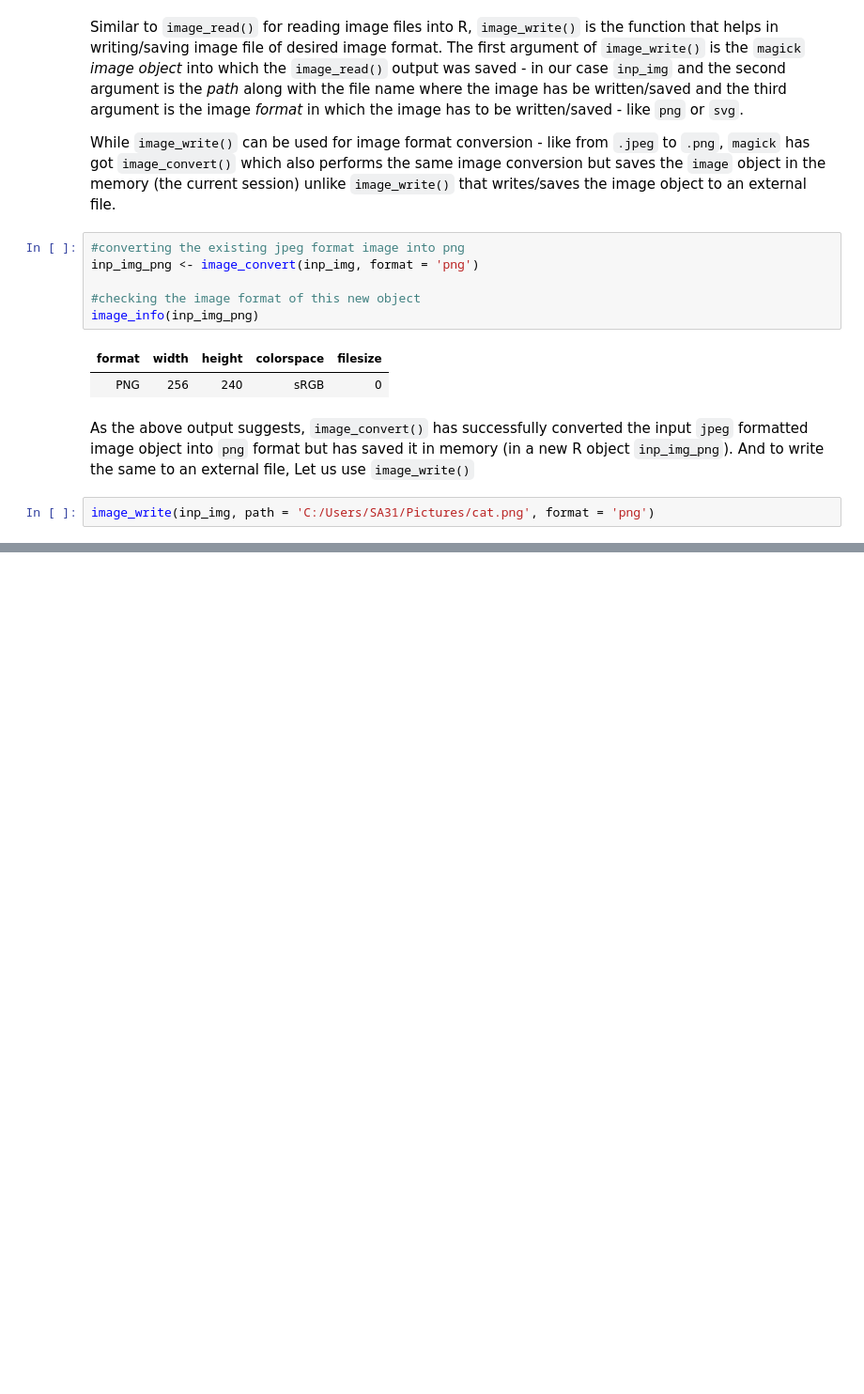
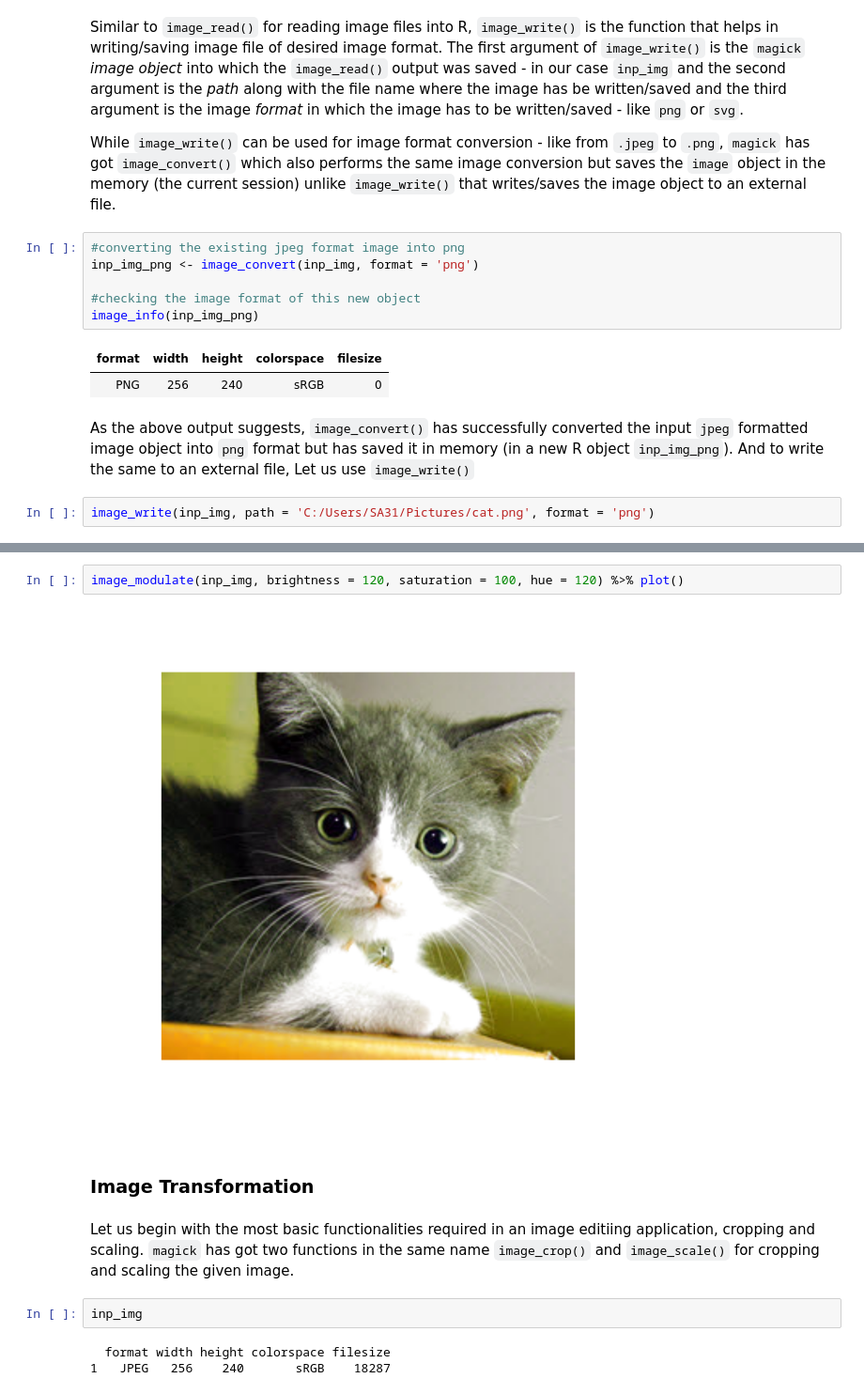
Before and after one commit to amrrs/under_dev, a Jupyter notebook: Introduction to Image Manipulation in R.ipynb, the cells around one changed output, grey strips where cells are left out. Shown at 94% size. Saved outputs shown, nothing was run; the diff lists cells and outputs as text; blank space fills up the shorter version.

```diff
--- a/Introduction to Image Manipulation in R.ipynb
+++ b/Introduction to Image Manipulation in R.ipynb
@@ -79,0 +95,13 @@ image_write(inp_img, path = 'C:/Users/SA31/Pictures/cat.png', format = 'png')
+# %%
+image_modulate(inp_img, brightness = 120, saturation = 100, hue = 120) %>% plot()
+# %% [output]
+[figure, added]
+# %% [markdown]
+### Image Transformation
+# %% [markdown]
+Let us begin with the most basic functionalities required in an image editiing application, cropping and scaling. `magick` has got two functions in the same name `image_crop()` and `image_scale()` for cropping and scaling the given image.
+# %%
+inp_img
+# %% [output]
+  format width height colorspace filesize
+1   JPEG   256    240       sRGB    18287
```
Also changed, not shown: parts of 20 cells of this notebook.
